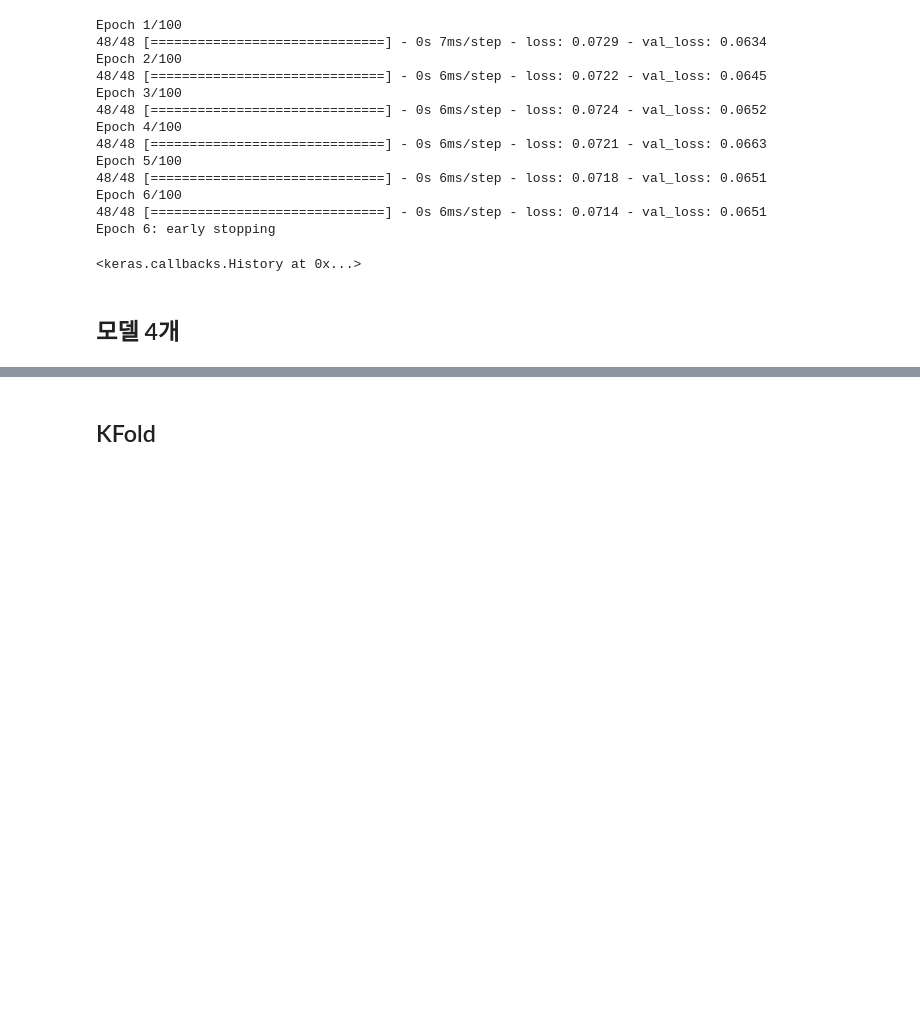
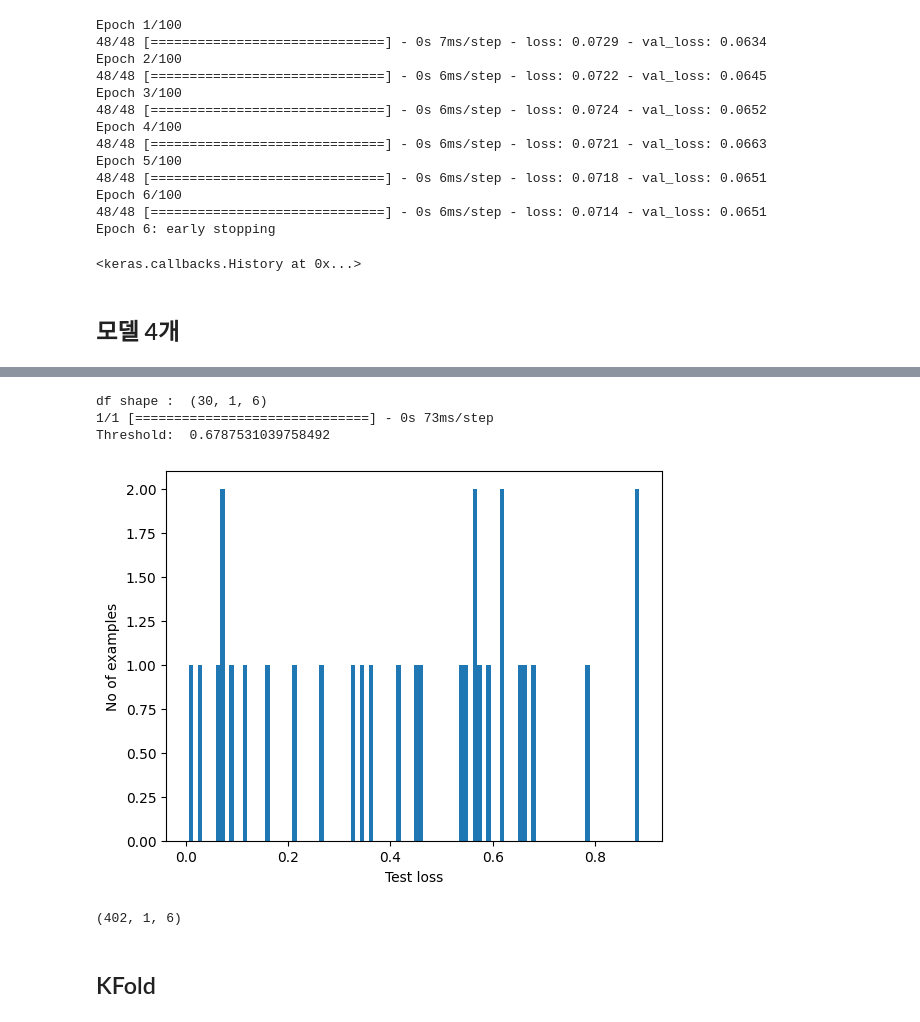
Before and after one commit to kseun11/AI_SPARK_Challenge_2023, a Jupyter notebook: 권석원/train.ipynb, the cells around one changed output, grey strips where cells are left out. Saved outputs shown, nothing was run; the diff lists cells and outputs as text; code cells hidden in the pictures; blank space fills up the shorter version.

```diff
--- a/권석원/train.ipynb
+++ b/권석원/train.ipynb
@@ -109,7 +118,7 @@ df_data
 # %%
 clear_session()
 
-def model(n_inputs):
+def AE(n_inputs):
   #n_inputs = df_data.shape[1]
 
   # configure
@@ -344,0 +363,14 @@ for i,m in enumerate(models):
+# %%
+type_list = [[] for _ in range(8)]
+
+for i,row in df_data.iterrows():
+  type_list[int(row['type'])].append(row)
+
+df_list = []
+df_val_list = []
+
+for ls in type_list:
+  df = pd.DataFrame(ls).drop(axis=1,columns=['type'])
+  df_list.append(df)
+  #df_val_list.append(pd.DataFrame(ls[-30:]).drop(axis=1,columns=['type']))
+  print(df.shape)
@@ -344,0 +458,8 @@ for i,m in enumerate(models):
+# %%
+for i, df in enumerate(df_list):
+  m, s = LSTM_AutoEncoding(df)
+
+  m.save_weights('/content/drive/MyDrive/Colab Notebooks/AI_SPARK/AI_SPARK_Challenge_2023/권석원/m_20230410_' + str(i) + '.h5')
+
+  with open('/content/drive/MyDrive/Colab Notebooks/AI_SPARK/AI_SPARK_Challenge_2023/권석원/s_20230410_' + str(i) + '.pickle', 'wb') as f:
+    pickle.dump(s, f)
@@ -345,3 +542,32 @@ for i,m in enumerate(models):
+# %%
+val_scarer_df = scalers[0].transform(df_val_list[0])
+val_scarer_df = val_scarer_df.reshape(val_scarer_df.shape[0],1,val_scarer_df.shape[1])
+print('df shape : ',val_scarer_df.shape)
+
+pred = models[0].predict(val_scarer_df)
+pred = pred.reshape(pred.shape[0],pred.shape[2])
+val_scarer_df = val_scarer_df.reshape(val_scarer_df.shape[0],val_scarer_df.shape[2])
+
+mse = np.mean(np.power(pred - val_scarer_df,2),axis=1)
+
+
+train_loss = tf.keras.losses.mae(pred, val_scarer_df)
+threshold = np.mean(train_loss) + np.std(train_loss)
+print("Threshold: ", threshold)
+
+plt.hist(train_loss, bins=100)
+plt.xlabel("Test loss")
+plt.ylabel("No of examples")
+plt.show()
+# %% [output]
+df shape :  (30, 1, 6)
+1/1 [==============================] - 0s 73ms/step
+Threshold:  0.6787531039758492
+[figure, added]
+# %%
+pred.shape
+# %% [output]
+(402, 1, 6)
 # %% [markdown]
 ## KFold
 # %%
```
Also changed, not shown: parts of 17 cells of this notebook, 19 other files.
